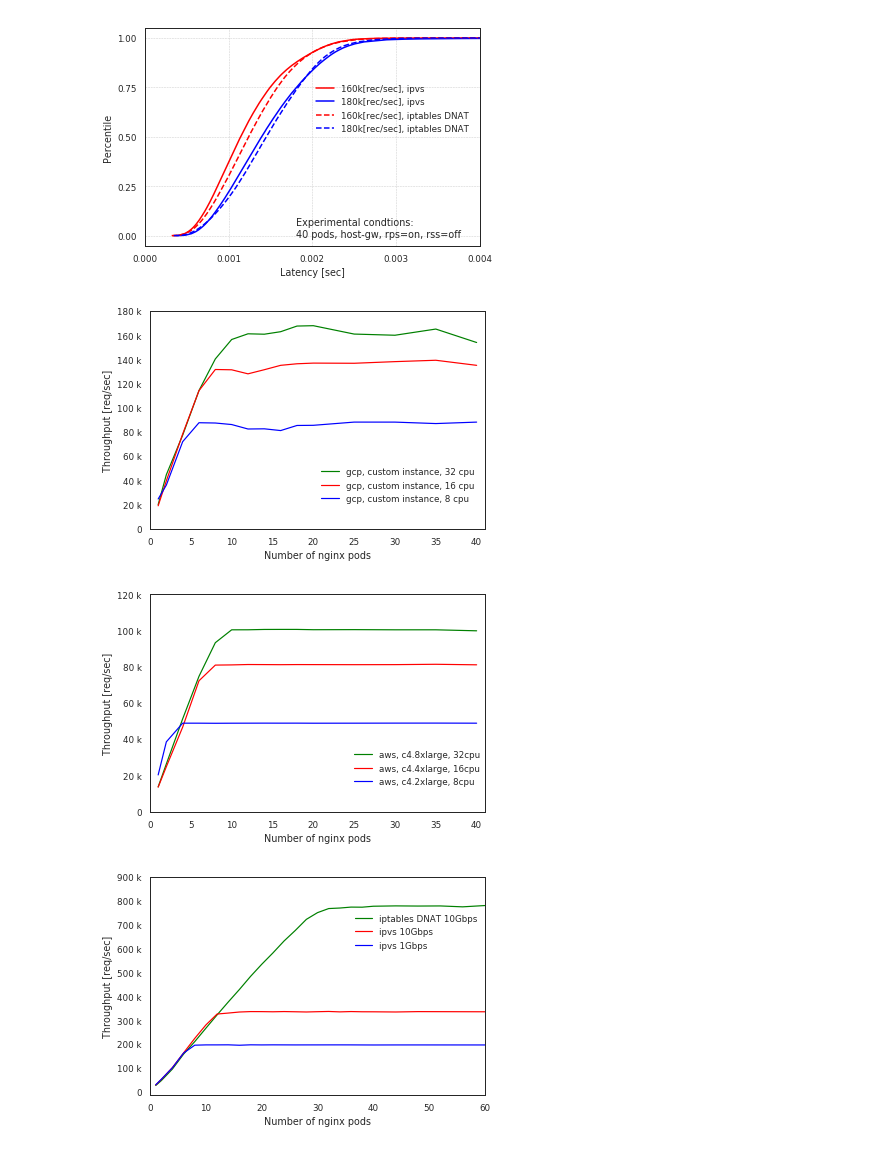
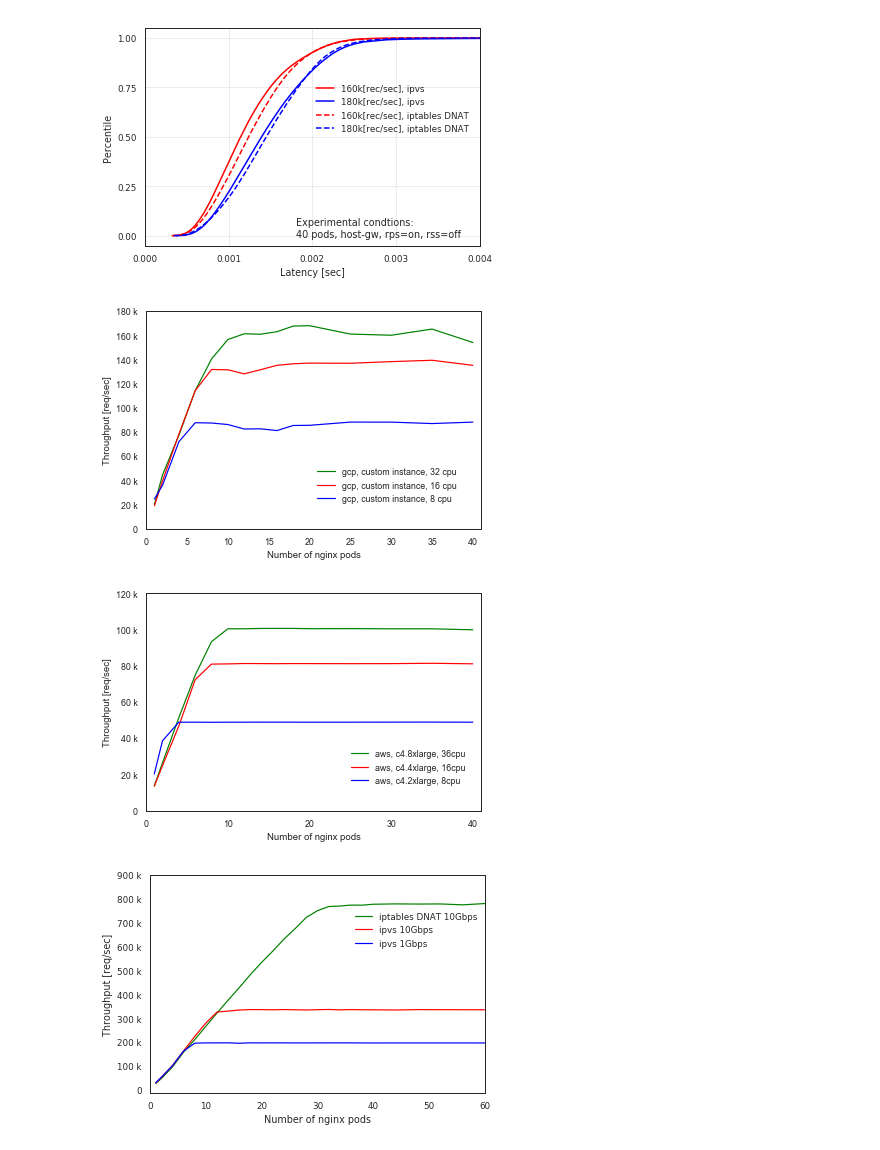
Before and after one commit to ktaka-ccmp/kube-lb-bench, a Jupyter notebook: PHD_THESIS.ipynb, the cells around one changed output. Drawn from its saved outputs; the diff is of its cells as text; code cells hidden in the pictures.

```diff
--- a/PHD_THESIS.ipynb
+++ b/PHD_THESIS.ipynb
@@ -402,6 +410,7 @@ ax.plot(*dt3, color='g', label='gcp, custom instance, 32 cpu')
 ax.plot(*dt2, color='r', label='gcp, custom instance, 16 cpu')
 ax.plot(*dt1, color='b', label='gcp, custom instance, 8 cpu')
 
+ax1.set_xticks(np.arange(0, 41, 10))
 ax.set_xlim(0,41)
 ax.set_ylim(0,180000)
 ax.yaxis.set_major_formatter(FuncFormatter(y_fmt))
@@ -414,7 +423,7 @@ ax.legend(frameon=False,loc=(0.5,0.1))
 
 plt.savefig('PHD_THESIS_FIGS/gcp_all_tp.png', dpi=600)
 # %% [output]
-[figure, old version]
+[figure, new version]
 # %%
 import numpy as np
 import pandas as pd
@@ -443,35 +452,36 @@ def y_fmt(y, pos):
 #                    print (val, signf)
                     if str(val).split(".")[1] == "0":
                        return '{val:d} {suffix}'.format(val=int(round(val)), suffix=suffix[i])
                 tx = "{"+"val:.{signf}f".format(signf = signf) +"} {suffix}"
                 return tx.format(val=val, suffix=suffix[i])
 
                 #return y
     return y
 
 fig = plt.figure(figsize=(6, 4))
 ax = fig.add_subplot(111)
 
 dt1 = np.loadtxt("AWS/9th_try/rss_rps_rfs_0_1_0/ipvs_cpu16_4.csv",usecols=(0, 1), delimiter=',', unpack=True, skiprows=1)
 dt2 = np.loadtxt("AWS/8th_try/rss_rps_rfs_0_1_0/ipvs_cpu16_4.csv",usecols=(0, 1), delimiter=',', unpack=True, skiprows=1)
 dt3 = np.loadtxt("AWS/4th_try/rss_rps_rfs_0_1_0/ipvs_cpu16_4.csv",usecols=(0, 1), delimiter=',', unpack=True, skiprows=1)
 
-ax.plot(*dt3, color='g', label='aws, c4.8xlarge, 32cpu')
+ax.plot(*dt3, color='g', label='aws, c4.8xlarge, 36cpu')
 ax.plot(*dt2, color='r', label='aws, c4.4xlarge, 16cpu')
 ax.plot(*dt1, color='b', label='aws, c4.2xlarge, 8cpu')
 
+ax.set_xticks(np.arange(0, 41, 10))
 ax.set_xlim(0,41)
 ax.set_ylim(0,120000)
 ax.yaxis.set_major_formatter(FuncFormatter(y_fmt))
 
 ax.set_xlabel('Number of nginx pods')
 ax.set_ylabel('Throughput [req/sec]')
 ax.legend(frameon=False,loc=(0.6,0.1))
 
 #plt.title('Ipvs Loadbalancer Performance on AWS\n')
 plt.savefig('PHD_THESIS_FIGS/aws_c4_tp.png', dpi=600)
 # %% [output]
-[figure, old version]
+[figure, new version]
 # %%
 import numpy as np
 import pandas as pd
```
Also changed, not shown: parts of 8 cells of this notebook, 10 other files.
